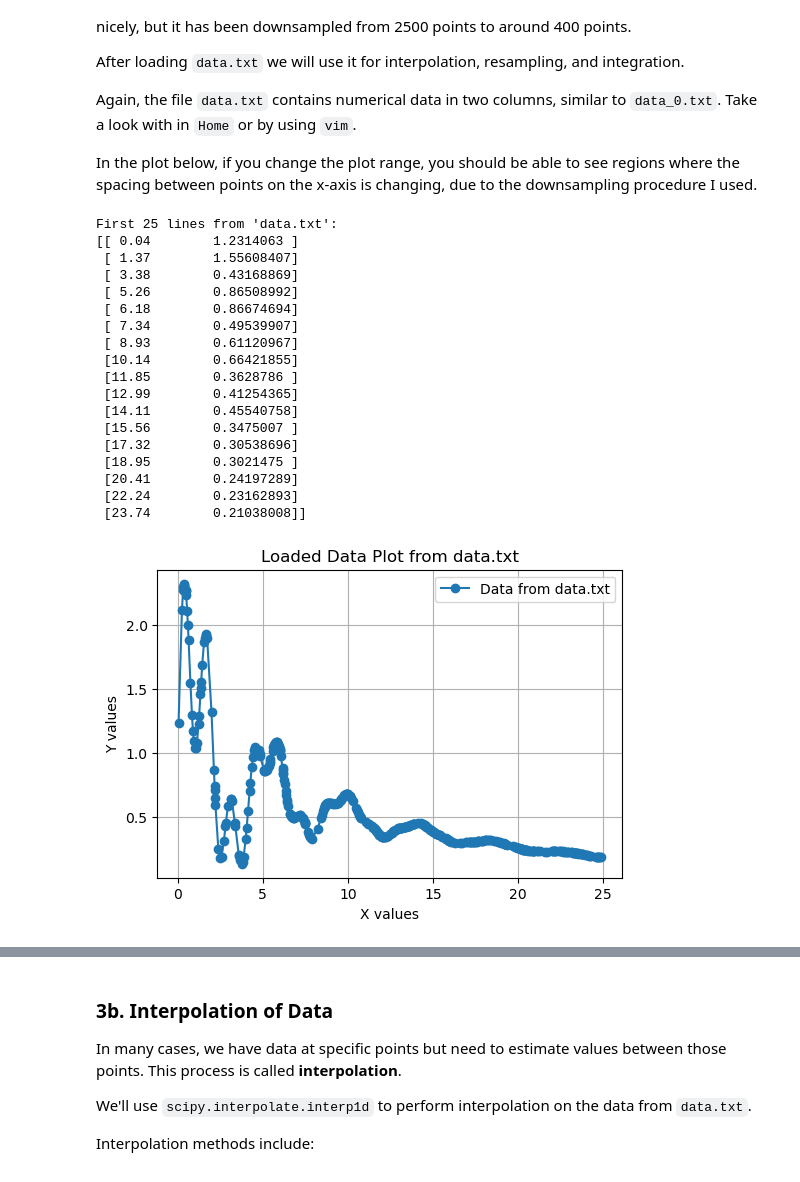
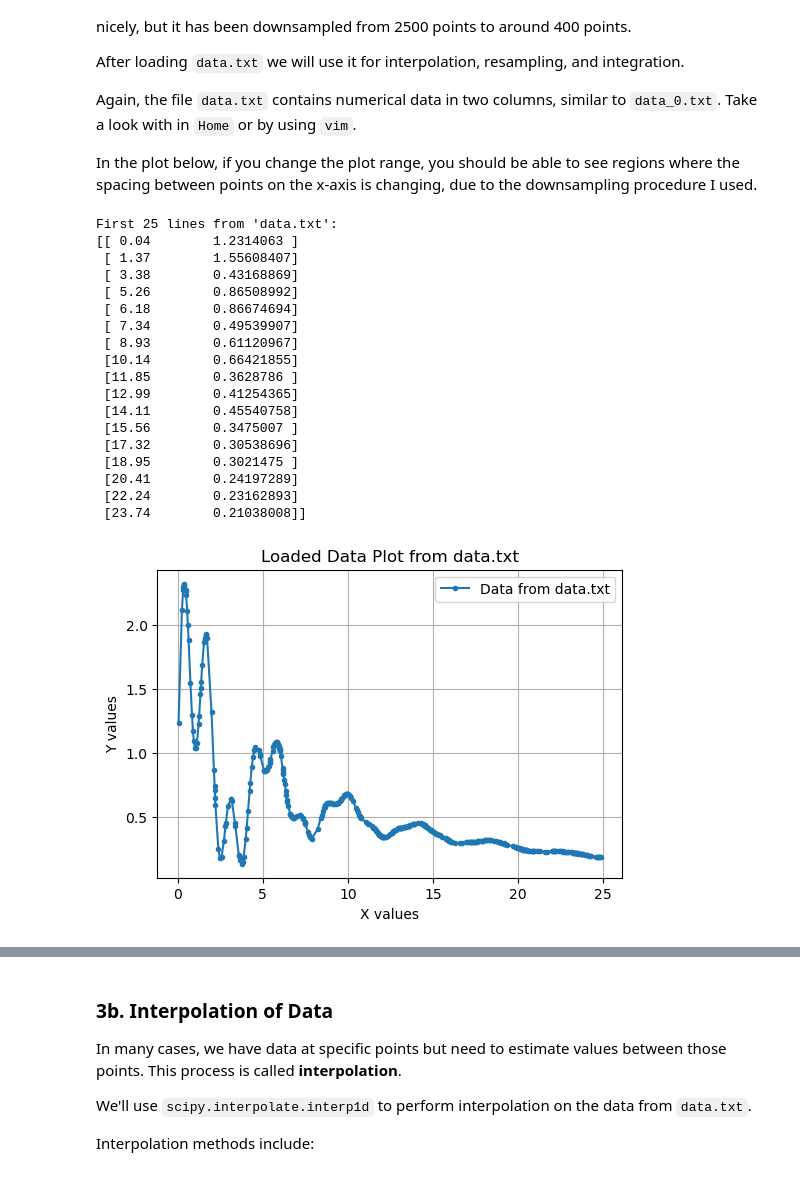
Before and after one commit to Phys3510-Fall2024/rotations-and-interpolation-MickyNG-94, a Jupyter notebook: rotations_and_interpolation.ipynb, the cells around one changed output, grey strips where cells are left out. Cells and saved outputs as stored; diff of their text form; code cells hidden in the pictures.

```diff
--- a/rotations_and_interpolation.ipynb
+++ b/rotations_and_interpolation.ipynb
@@ -437,32 +437,32 @@ data = np.loadtxt('data.txt')
 print("First 25 lines from 'data.txt':")
 print(data[0::24])
 
 # Plot the loaded data
 plt.figure(figsize=(6, 4))
-plt.plot(data[:, 0], data[:, 1], 'o-', label='Data from data.txt')
+plt.plot(data[:, 0], data[:, 1], '.-', label='Data from data.txt')
 plt.title('Loaded Data Plot from data.txt')
 plt.xlabel('X values')
 plt.ylabel('Y values')
 plt.grid(True)
 plt.legend()
 plt.show()
 # %% [output]
 First 25 lines from 'data.txt':
 [[ 0.04        1.2314063 ]
  [ 1.37        1.55608407]
  [ 3.38        0.43168869]
  [ 5.26        0.86508992]
  [ 6.18        0.86674694]
  [ 7.34        0.49539907]
  [ 8.93        0.61120967]
  [10.14        0.66421855]
  [11.85        0.3628786 ]
  [12.99        0.41254365]
  [14.11        0.45540758]
  [15.56        0.3475007 ]
  [17.32        0.30538696]
  [18.95        0.3021475 ]
  [20.41        0.24197289]
  [22.24        0.23162893]
  [23.74        0.21038008]]
-[figure, old version]
+[figure, new version]
```
Also changed, not shown: parts of 2 cells of this notebook.
